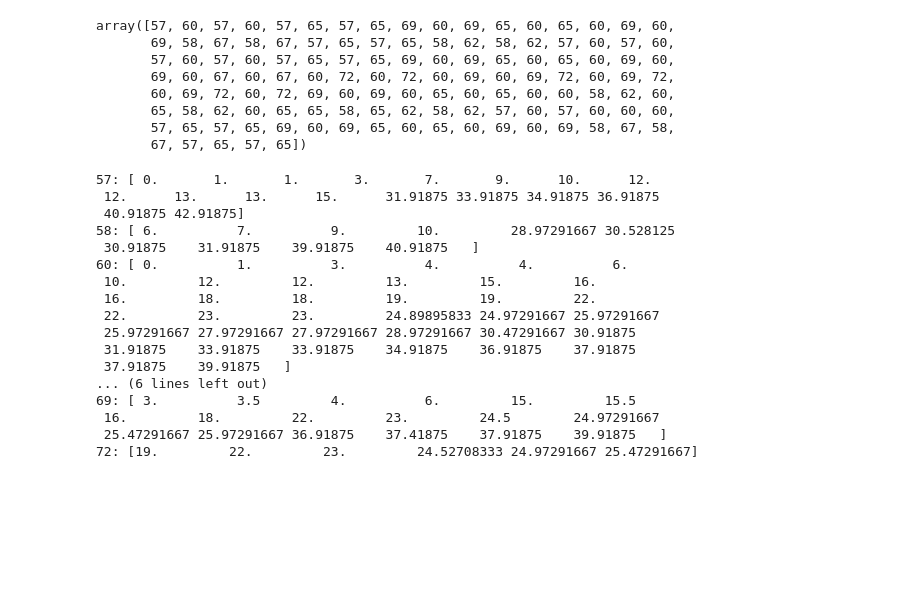
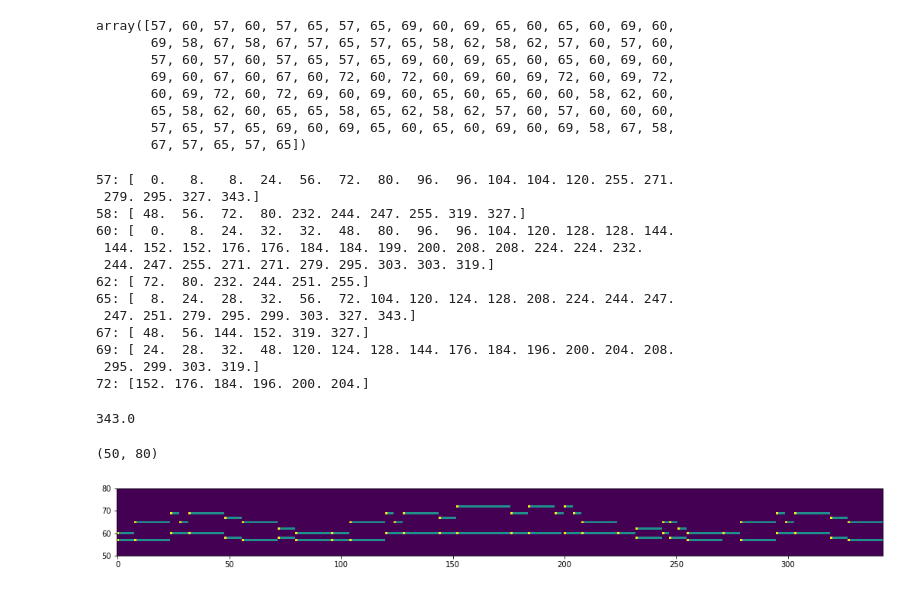
Before and after one commit to sejoon86/Hymn_Generating_RNN, a Jupyter notebook: processing midi file/readling-midi-file.ipynb, the cells around one changed output. Drawn from its saved outputs; the diff is of its cells as text; code cells hidden in the pictures; blank space fills up the shorter version.

```diff
--- a/processing midi file/readling-midi-file.ipynb
+++ b/processing midi file/readling-midi-file.ipynb
@@ -209,23 +209,27 @@ for note_num in range(128):
     if len(ndx[0]) > 0:
         if len(ndx[0])%2 != 0:
             print("ERROR!!!!!!!!!!!!!!!!!")
-        note_duration[note_num] = tick_arr[ndx]
+        note_duration[note_num] = np.round(tick_arr[ndx] * 8)# 8등분 최소단위!
         print('{}: {}'.format(note_num, note_duration[note_num]))
 # %% [output]
-57: [ 0.       1.       1.       3.       7.       9.      10.      12.
- 12.      13.      13.      15.      31.91875 33.91875 34.91875 36.91875
- 40.91875 42.91875]
-58: [ 6.          7.          9.         10.         28.97291667 30.528125
- 30.91875    31.91875    39.91875    40.91875   ]
-60: [ 0.          1.          3.          4.          4.          6.
- 10.         12.         12.         13.         15.         16.
- 16.         18.         18.         19.         19.         22.
- 22.         23.         23.         24.89895833 24.97291667 25.97291667
- 25.97291667 27.97291667 27.97291667 28.97291667 30.47291667 30.91875
- 31.91875    33.91875    33.91875    34.91875    36.91875    37.91875
- 37.91875    39.91875   ]
-... (6 lines left out)
-69: [ 3.          3.5         4.          6.         15.         15.5
- 16.         18.         22.         23.         24.5        24.97291667
- 25.47291667 25.97291667 36.91875    37.41875    37.91875    39.91875   ]
-72: [19.         22.         23.         24.52708333 24.97291667 25.47291667]
+57: [  0.   8.   8.  24.  56.  72.  80.  96.  96. 104. 104. 120. 255. 271.
+ 279. 295. 327. 343.]
+58: [ 48.  56.  72.  80. 232. 244. 247. 255. 319. 327.]
+60: [  0.   8.  24.  32.  32.  48.  80.  96.  96. 104. 120. 128. 128. 144.
+ 144. 152. 152. 176. 176. 184. 184. 199. 200. 208. 208. 224. 224. 232.
+ 244. 247. 255. 271. 271. 279. 295. 303. 303. 319.]
+62: [ 72.  80. 232. 244. 251. 255.]
+65: [  8.  24.  28.  32.  56.  72. 104. 120. 124. 128. 208. 224. 244. 247.
+ 247. 251. 279. 295. 299. 303. 327. 343.]
+67: [ 48.  56. 144. 152. 319. 327.]
+69: [ 24.  28.  32.  48. 120. 124. 128. 144. 176. 184. 196. 200. 204. 208.
+ 295. 299. 303. 319.]
+72: [152. 176. 184. 196. 200. 204.]
+# %%
+max_tick = 0
+for key in note_duration.keys():
+    if max_tick < max(note_duration[key]):
+        max_tick = max(note_duration[key])
+print(max_tick)
+# %% [output]
+343.0
@@ -232,3 +247,10 @@ for note_num in range(128):
+# %%
+plt.figure(figsize=(18,6))
+plt.imshow(grid_note)
+plt.ylim([50,80])
+# %% [output]
+(50, 80)
+[figure, added]
 # %%
 plt.figure(num=None, figsize=(18, 6), dpi=80, facecolor='w', edgecolor='k')
 plt.grid()
```
Also changed, not shown: parts of 3 cells of this notebook.
